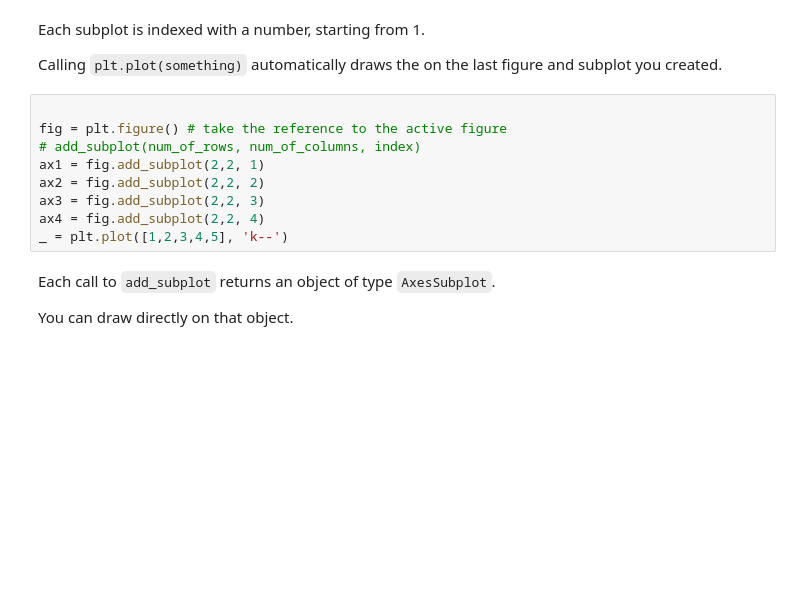
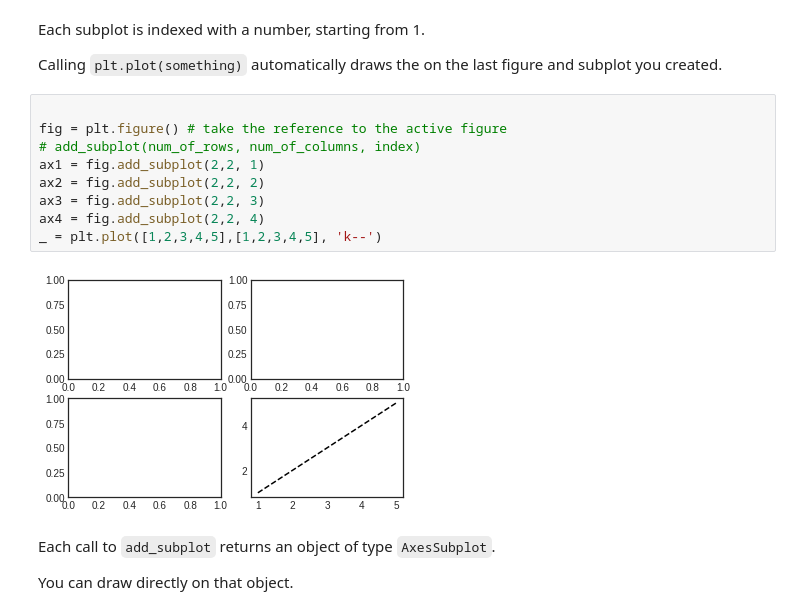
Before and after one commit to acalio/Data-Mining-Course, a Jupyter notebook: Lecture 2-3/Lecture2.ipynb, the cells around one changed output. Saved outputs shown, nothing was run; the diff lists cells and outputs as text; blank space fills up the shorter version.

```diff
--- a/Lecture 2-3/Lecture2.ipynb
+++ b/Lecture 2-3/Lecture2.ipynb
@@ -2120,12 +2762,14 @@ draws the on the last figure and subplot you created.
 # %%
 
 fig = plt.figure() # take the reference to the active figure
 # add_subplot(num_of_rows, num_of_columns, index)
 ax1 = fig.add_subplot(2,2, 1)
 ax2 = fig.add_subplot(2,2, 2)
 ax3 = fig.add_subplot(2,2, 3)
 ax4 = fig.add_subplot(2,2, 4)
-_ = plt.plot([1,2,3,4,5], 'k--')
+_ = plt.plot([1,2,3,4,5],[1,2,3,4,5], 'k--')
+# %% [output]
+[figure, added]
 # %% [markdown]
 Each call to ``add_subplot`` returns an object of type ``AxesSubplot``.
 
```
Also changed, not shown: parts of 105 cells of this notebook, 12 other files.
